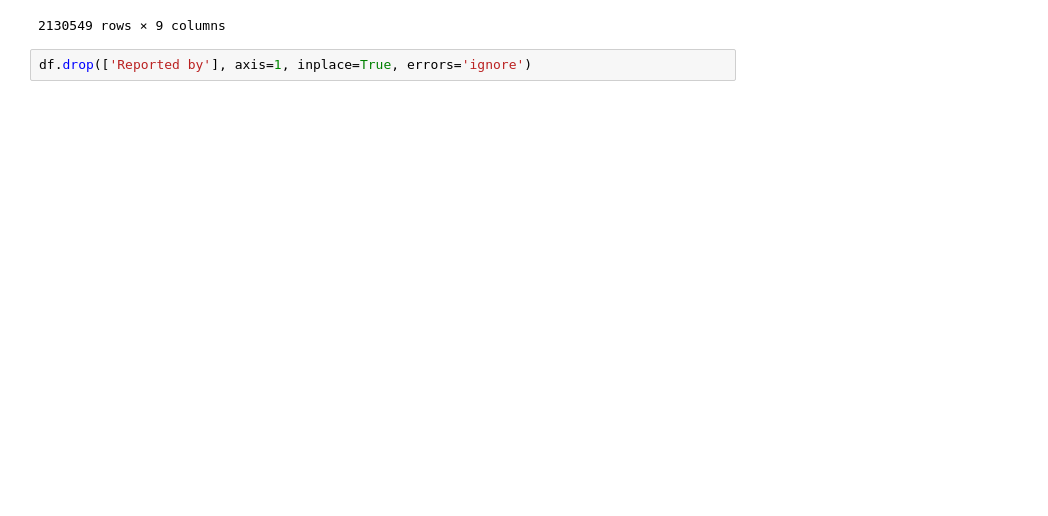
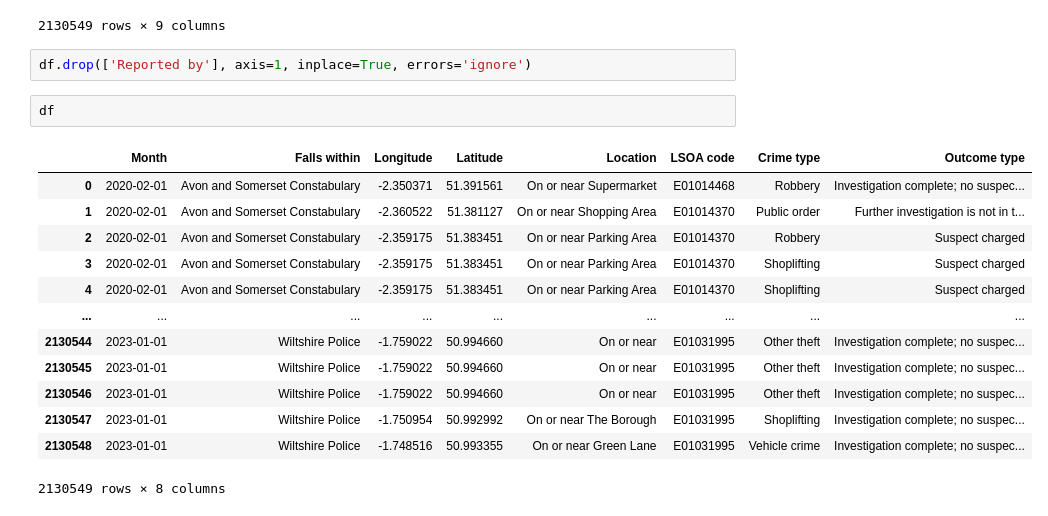
Before and after one commit to saquibmohiuddin/cubed-workshop, a Jupyter notebook: ml_lab.ipynb, the cells around one changed output. Cells and saved outputs as stored; diff of their text form; blank space fills up the shorter version.

```diff
--- a/ml_lab.ipynb
+++ b/ml_lab.ipynb
@@ -113,3 +113,19 @@ df[df['Reported by'] == df['Falls within']]
 2130549 rows × 9 columns
 # %%
 df.drop(['Reported by'], axis=1, inplace=True, errors='ignore')
+# %%
+df
+# %% [output]
+|  | Month | Falls within | Longitude | Latitude | Location | LSOA code | Crime type | Outcome type |
+| 0 | 2020-02-01 | Avon and Somerset Constabulary | -2.350371 | 51.391561 | On or near Supermarket | E01014468 | Robbery | Investigation complete; no suspec... |
+| 1 | 2020-02-01 | Avon and Somerset Constabulary | -2.360522 | 51.381127 | On or near Shopping Area | E01014370 | Public order | Further investigation is not in t... |
+| 2 | 2020-02-01 | Avon and Somerset Constabulary | -2.359175 | 51.383451 | On or near Parking Area | E01014370 | Robbery | Suspect charged |
+| 3 | 2020-02-01 | Avon and Somerset Constabulary | -2.359175 | 51.383451 | On or near Parking Area | E01014370 | Shoplifting | Suspect charged |
+| 4 | 2020-02-01 | Avon and Somerset Constabulary | -2.359175 | 51.383451 | On or near Parking Area | E01014370 | Shoplifting | Suspect charged |
+| ... | ... | ... | ... | ... | ... | ... | ... | ... |
+| 2130544 | 2023-01-01 | Wiltshire Police | -1.759022 | 50.994660 | On or near | E01031995 | Other theft | Investigation complete; no suspec... |
+| 2130545 | 2023-01-01 | Wiltshire Police | -1.759022 | 50.994660 | On or near | E01031995 | Other theft | Investigation complete; no suspec... |
+| 2130546 | 2023-01-01 | Wiltshire Police | -1.759022 | 50.994660 | On or near | E01031995 | Other theft | Investigation complete; no suspec... |
+| 2130547 | 2023-01-01 | Wiltshire Police | -1.750954 | 50.992992 | On or near The Borough | E01031995 | Shoplifting | Investigation complete; no suspec... |
+| 2130548 | 2023-01-01 | Wiltshire Police | -1.748516 | 50.993355 | On or near Green Lane | E01031995 | Vehicle crime | Investigation complete; no suspec... |
+2130549 rows × 8 columns
```
Also changed, not shown: 1 other file.
